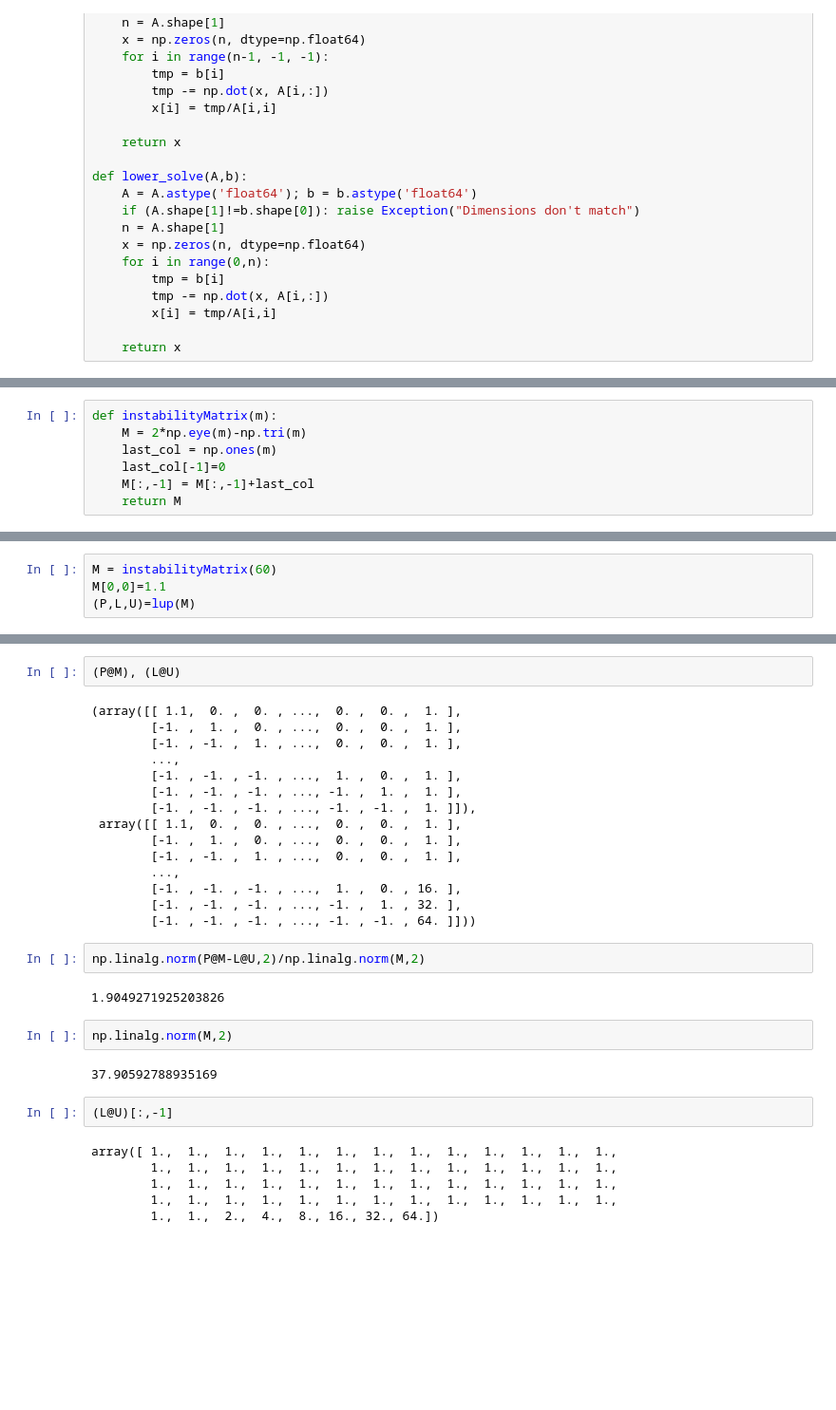
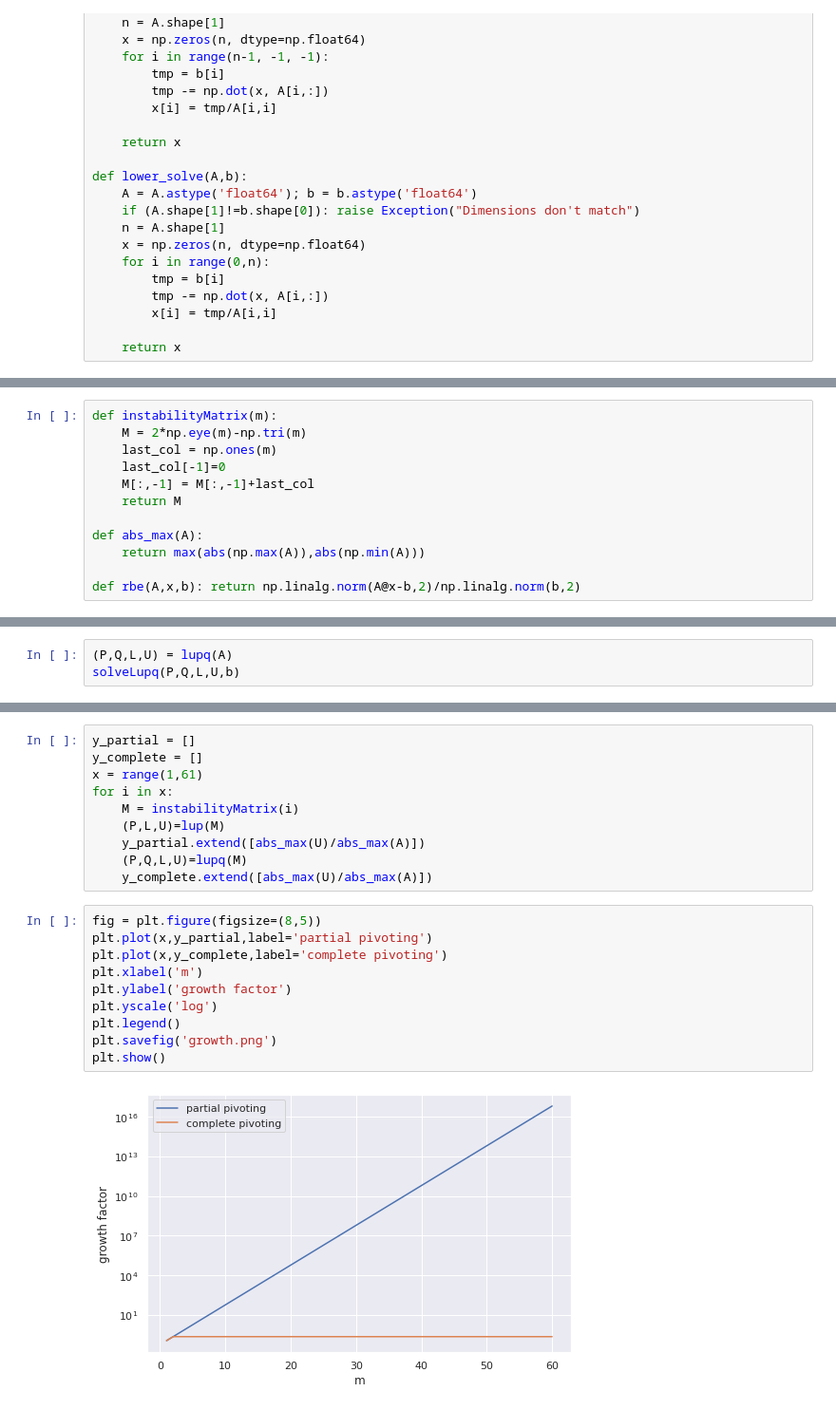
Before and after one commit to adityanathan/COL726-Numerical-Algorithms-Assignments, a Jupyter notebook: assn3/assn3.ipynb, the cells around one changed output, grey strips where cells are left out. Shown at 95% size. Cells and saved outputs as stored; diff of their text form; blank space fills up the shorter version.

Commit message:
plotted rbe and growth figures

```diff
--- a/assn3/assn3.ipynb
+++ b/assn3/assn3.ipynb
@@ -59,5 +111,10 @@ def instabilityMatrix(m):
     last_col[-1]=0
     M[:,-1] = M[:,-1]+last_col
     return M
+
+def abs_max(A):
+    return max(abs(np.max(A)),abs(np.min(A)))
+
+def rbe(A,x,b): return np.linalg.norm(A@x-b,2)/np.linalg.norm(b,2)
 # %%
 A = np.array([[2,1,1,0], [4,3,3,1], [8,7,9,5],[6,7,9,8]])
@@ -63,0 +130,3 @@ A = np.array([[2,1,1,0], [4,3,3,1], [8,7,9,5],[6,7,9,8]])
+# %%
+(P,Q,L,U) = lupq(A)
+solveLupq(P,Q,L,U,b)
@@ -91,4 +147,0 @@ array([ 6.5, -5.5, -3.5,  4. ])
-# %%
-M = instabilityMatrix(60)
-M[0,0]=1.1
-(P,L,U)=lup(M)
@@ -119,33 +154,22 @@ False
-# %%
-(P@M), (L@U)
-# %% [output]
-(array([[ 1.1,  0. ,  0. , ...,  0. ,  0. ,  1. ],
-        [-1. ,  1. ,  0. , ...,  0. ,  0. ,  1. ],
-        [-1. , -1. ,  1. , ...,  0. ,  0. ,  1. ],
-        ...,
-        [-1. , -1. , -1. , ...,  1. ,  0. ,  1. ],
-        [-1. , -1. , -1. , ..., -1. ,  1. ,  1. ],
-        [-1. , -1. , -1. , ..., -1. , -1. ,  1. ]]),
- array([[ 1.1,  0. ,  0. , ...,  0. ,  0. ,  1. ],
-        [-1. ,  1. ,  0. , ...,  0. ,  0. ,  1. ],
-        [-1. , -1. ,  1. , ...,  0. ,  0. ,  1. ],
-        ...,
-        [-1. , -1. , -1. , ...,  1. ,  0. , 16. ],
-        [-1. , -1. , -1. , ..., -1. ,  1. , 32. ],
-        [-1. , -1. , -1. , ..., -1. , -1. , 64. ]]))
-# %%
-np.linalg.norm(P@M-L@U,2)/np.linalg.norm(M,2)
-# %% [output]
-1.9049271925203826
-# %%
-np.linalg.norm(M,2)
-# %% [output]
-37.90592788935169
-# %%
-(L@U)[:,-1]
-# %% [output]
-array([ 1.,  1.,  1.,  1.,  1.,  1.,  1.,  1.,  1.,  1.,  1.,  1.,  1.,
-        1.,  1.,  1.,  1.,  1.,  1.,  1.,  1.,  1.,  1.,  1.,  1.,  1.,
-        1.,  1.,  1.,  1.,  1.,  1.,  1.,  1.,  1.,  1.,  1.,  1.,  1.,
-        1.,  1.,  1.,  1.,  1.,  1.,  1.,  1.,  1.,  1.,  1.,  1.,  1.,
-        1.,  1.,  2.,  4.,  8., 16., 32., 64.])
+# %%
+y_partial = []
+y_complete = []
+x = range(1,61)
+for i in x:
+    M = instabilityMatrix(i)
+    (P,L,U)=lup(M)
+    y_partial.extend([abs_max(U)/abs_max(A)])
+    (P,Q,L,U)=lupq(M)
+    y_complete.extend([abs_max(U)/abs_max(A)])
+# %%
+fig = plt.figure(figsize=(8,5))
+plt.plot(x,y_partial,label='partial pivoting')
+plt.plot(x,y_complete,label='complete pivoting')
+plt.xlabel('m')
+plt.ylabel('growth factor')
+plt.yscale('log')
+plt.legend()
+plt.savefig('growth.png')
+plt.show()
+# %% [output]
+[figure, added]
```
Also changed, not shown: parts of 19 cells of this notebook, 2 other files.
